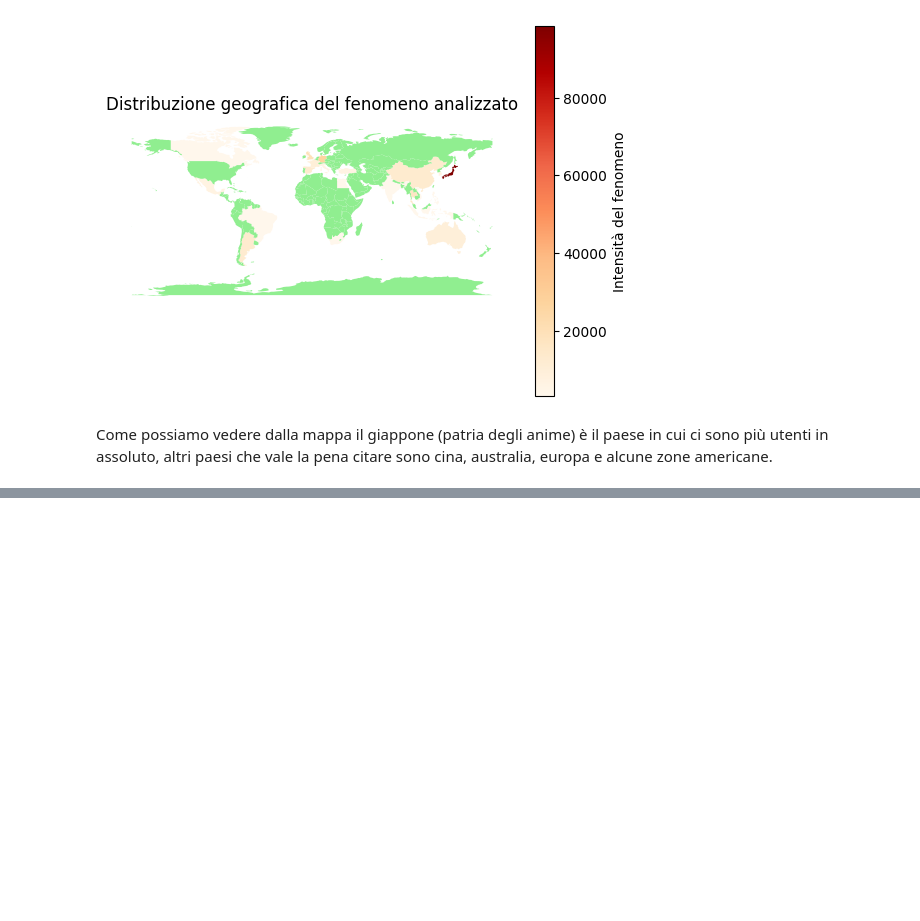
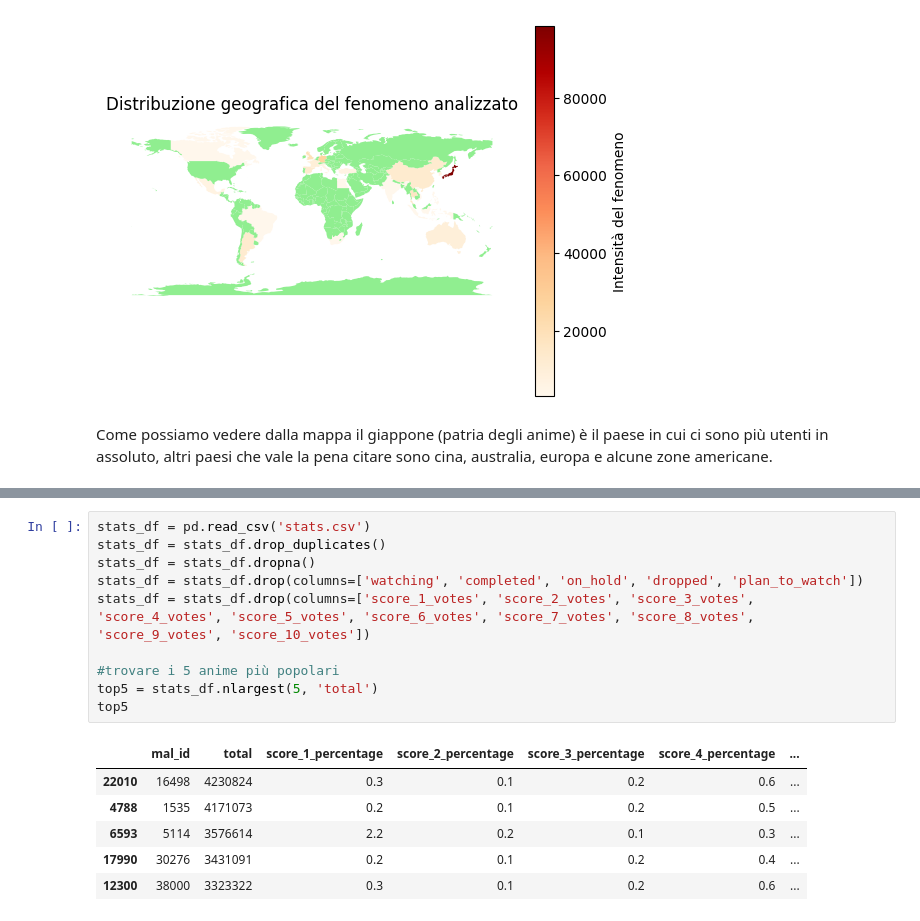
Before and after one commit to LeonardoFerraud/HCI---progetto-finale-Ferraud-Russo-2, a Jupyter notebook: AnalisiDataset1.ipynb, the cells around one changed output, grey strips where cells are left out. Cells and saved outputs as stored; diff of their text form; blank space fills up the shorter version.

```diff
--- a/AnalisiDataset1.ipynb
+++ b/AnalisiDataset1.ipynb
@@ -290,0 +295,17 @@ Come possiamo vedere dalla mappa il giappone (patria degli anime) è il paese in
+# %%
+stats_df = pd.read_csv('stats.csv')
+stats_df = stats_df.drop_duplicates()
+stats_df = stats_df.dropna()
+stats_df = stats_df.drop(columns=['watching', 'completed', 'on_hold', 'dropped', 'plan_to_watch'])
+stats_df = stats_df.drop(columns=['score_1_votes', 'score_2_votes', 'score_3_votes', 'score_4_votes', 'score_5_votes', 'score_6_votes', 'score_7_votes', 'score_8_votes', 'score_9_votes', 'score_10_votes'])
+
+#trovare i 5 anime più popolari
+top5 = stats_df.nlargest(5, 'total')
+top5
+# %% [output]
+|  | mal_id | total | score_1_percentage | score_2_percentage | score_3_percentage | score_4_percentage | ... |
+| 22010 | 16498 | 4230824 | 0.3 | 0.1 | 0.2 | 0.6 | ... |
+| 4788 | 1535 | 4171073 | 0.2 | 0.1 | 0.2 | 0.5 | ... |
+| 6593 | 5114 | 3576614 | 2.2 | 0.2 | 0.1 | 0.3 | ... |
+| 17990 | 30276 | 3431091 | 0.2 | 0.1 | 0.2 | 0.4 | ... |
+| 12300 | 38000 | 3323322 | 0.3 | 0.1 | 0.2 | 0.6 | ... |
```
Also changed, not shown: parts of 3 cells of this notebook.
